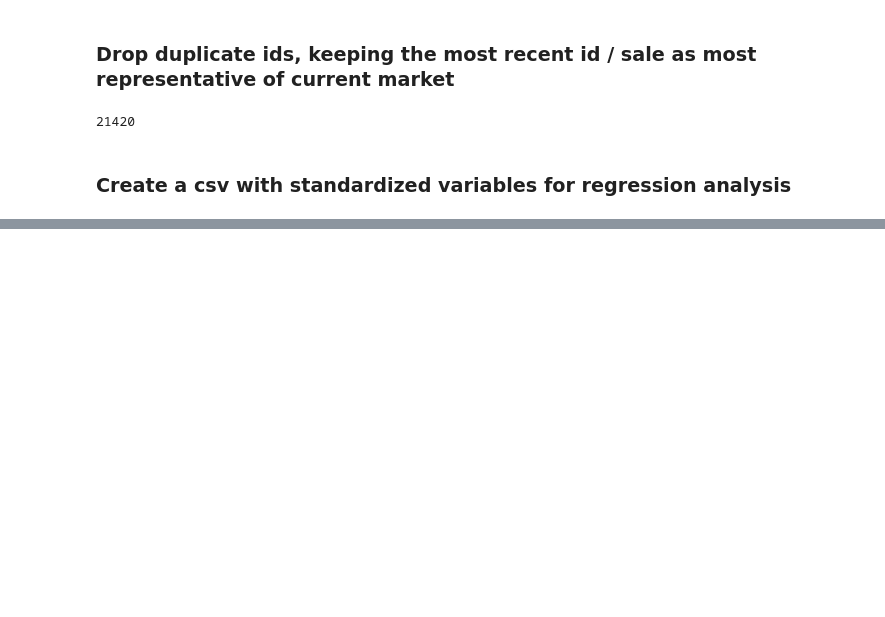
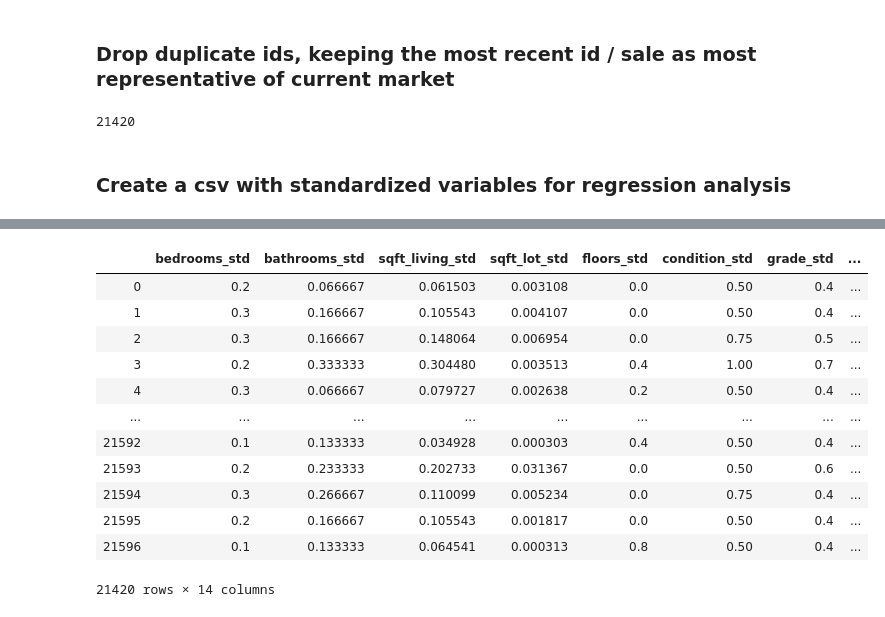
Before and after one commit to petehumphries/housing_project, a Jupyter notebook: project_1_preprocessing_PH.ipynb, the cells around one changed output, grey strips where cells are left out. Cells and saved outputs as stored; diff of their text form; code cells hidden in the pictures; blank space fills up the shorter version.

```diff
--- a/project_1_preprocessing_PH.ipynb
+++ b/project_1_preprocessing_PH.ipynb
@@ -25,0 +59,13 @@ Listing all of the column headers (i.e. the variables)
+# %%
+city_lat = 47.605
+city_long = -122.3344
+distance_list = []
+
+for i in range(len(df)):
+
+    house_lat = df.loc[i, 'lat']
+    house_long = df.loc[i, 'long']
+
+    distance = distance_function(city_lat, city_long, house_lat, house_long)
+
+    distance_list.append(distance)
@@ -451,0 +520,30 @@ df_std = df
+# %%
+df_copy = df.copy()
+
+
+column_names_to_normalize = ['bedrooms', 'bathrooms', 'sqft_living', 'sqft_lot', 'floors', 'condition', 'grade',
+       'sqft_above', 'sqft_basement', 'yr_built', 'yr_renovated',  'sqft_living15', 'sqft_lot15', 'Distance to Town']
+
+x = df_copy[column_names_to_normalize].values
+scaler = MinMaxScaler()
+x_scaled = scaler.fit_transform(x)
+df_copy = pd.DataFrame(x_scaled, columns=column_names_to_normalize, index = df_copy.index)
+df_copy[column_names_to_normalize] = df_copy
+
+# transform column names with _std suffix for standardised
+df_copy = df_copy.add_suffix('_std')
+df_copy
+# %% [output]
+|  | bedrooms_std | bathrooms_std | sqft_living_std | sqft_lot_std | floors_std | condition_std | grade_std | ... |
+| 0 | 0.2 | 0.066667 | 0.061503 | 0.003108 | 0.0 | 0.50 | 0.4 | ... |
+| 1 | 0.3 | 0.166667 | 0.105543 | 0.004107 | 0.0 | 0.50 | 0.4 | ... |
+| 2 | 0.3 | 0.166667 | 0.148064 | 0.006954 | 0.0 | 0.75 | 0.5 | ... |
+| 3 | 0.2 | 0.333333 | 0.304480 | 0.003513 | 0.4 | 1.00 | 0.7 | ... |
+| 4 | 0.3 | 0.066667 | 0.079727 | 0.002638 | 0.2 | 0.50 | 0.4 | ... |
+| ... | ... | ... | ... | ... | ... | ... | ... | ... |
+| 21592 | 0.1 | 0.133333 | 0.034928 | 0.000303 | 0.4 | 0.50 | 0.4 | ... |
+| 21593 | 0.2 | 0.233333 | 0.202733 | 0.031367 | 0.0 | 0.50 | 0.6 | ... |
+| 21594 | 0.3 | 0.266667 | 0.110099 | 0.005234 | 0.0 | 0.75 | 0.4 | ... |
+| 21595 | 0.2 | 0.166667 | 0.105543 | 0.001817 | 0.0 | 0.50 | 0.4 | ... |
+| 21596 | 0.1 | 0.133333 | 0.064541 | 0.000313 | 0.8 | 0.50 | 0.4 | ... |
+21420 rows × 14 columns
```
Also changed, not shown: parts of 25 cells of this notebook, 1 other file.
